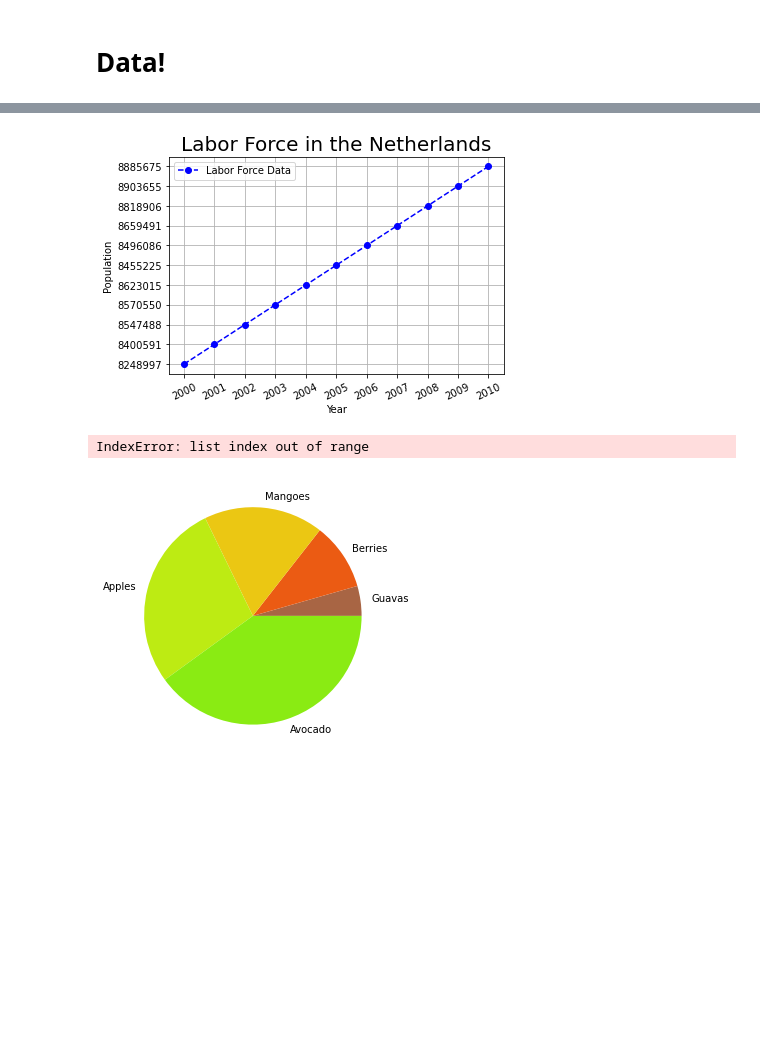
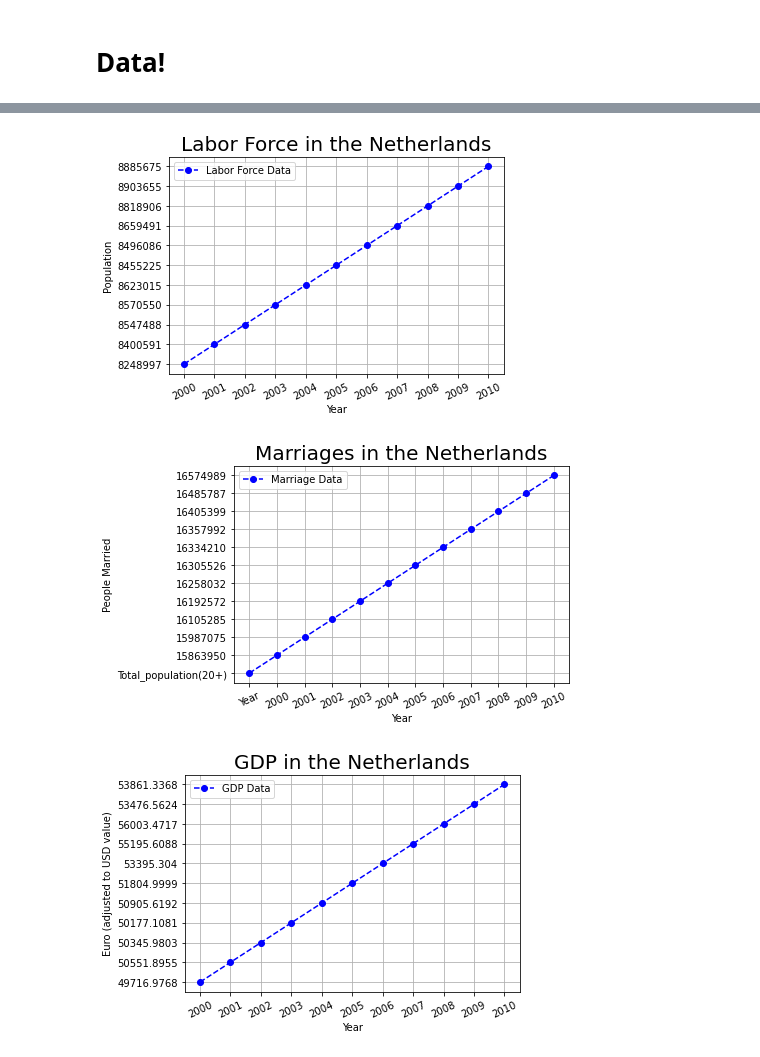
Before and after one commit to elizabethqiu/econ-research-paper, a Jupyter notebook: dutch_economy_analysis.ipynb, the cells around one changed output, grey strips where cells are left out. Saved outputs shown, nothing was run; the diff lists cells and outputs as text; code cells hidden in the pictures; blank space fills up the shorter version.

```diff
--- a/dutch_economy_analysis.ipynb
+++ b/dutch_economy_analysis.ipynb
@@ -60,7 +43,7 @@ minimum wage, other factors like recessions or even depressions
 
 3. I use the [World Inequity Database](https://wid.world/data/) to find Gross domestic product per capita in the Netherlands. (Last Updated: 2022)
 # %%
-# Importing libraries 💫
+# Importing libraries 🪄
 import csv
 import pandas as pd
 import numpy as np
@@ -94,11 +77,8 @@ plt.grid()
 plt.legend()
 plt.show()
 
-x = []
-y = []
-
 # Dataset 2
-# psamsdata = pd.read_csv("PSAMS.csv")
+psamsdata = pd.read_csv("PSAMS.csv")
 
 x = []
 y = []
@@ -114,56 +94,43 @@ plt.plot(x, y, color = 'b', linestyle = 'dashed',
 
 plt.xticks(rotation = 25)
 plt.xlabel('Year')
 plt.ylabel('People Married')
 plt.title('Marriages in the Netherlands', fontsize = 20)
 plt.grid()
 plt.legend()
 plt.show()
 
+# download_url = (
+#     "https://raw.githubusercontent.com/elizabethqiu/econ-research-paper/main/PSAMS.csv"
+# )
+
+# df = pd.read_csv(download_url)
+# type(df)
+# df.head()
+
+# Dataset 3
+gdpdata = pd.read_csv("GDP.csv")
+
 x = []
 y = []
-
-# Dataset 3
-# gdpdata = pd.read_csv("GDP.csv")
 
 with open('GDP.csv','r') as csvfile:
     lines = csv.reader(csvfile, delimiter=';')
     for row in lines:
         x.append(row[0])
         y.append(row[1])
 
 plt.plot(x, y, color = 'b', linestyle = 'dashed',
          marker = 'o',label = "GDP Data")
 
 plt.xticks(rotation = 25)
 plt.xlabel('Year')
 plt.ylabel('Euro (adjusted to USD value)')
 plt.title('GDP in the Netherlands', fontsize = 20)
 plt.grid()
 plt.legend()
 plt.show()
 # %% [output]
 [figure]
-IndexError: list index out of range
+[figure, added]
+[figure, added]
-# %%
-# lfdata.shape
-# lfdata.plot()
-# hist = lfdata.plot.hist(figsize=(10,10),layout=(3,4))
-
-# x=lfdata.columns
-# y=lfdata.rows
-# plt.plot(x,y)
-# plt.show()
-
-
-import matplotlib.pyplot as plt
-
-x=[4,9,16,25,36]
-fig = plt.figure(figsize =(5, 5))
-plt.pie(x, labels=("Guavas", "Berries","Mangoes","Apples", "Avocado"),
-colors = ( "#a86544", "#eb5b13", "#ebc713", "#bdeb13", "#8aeb13"))
-plt.show()
-# matplotlib.pyplot.xlabel("my x-axis label")
-# matplotlib.pyplot.ylabel("my y-axis label")
-# %% [output]
-[figure, removed]
```
Also changed, not shown: parts of 4 cells of this notebook.
